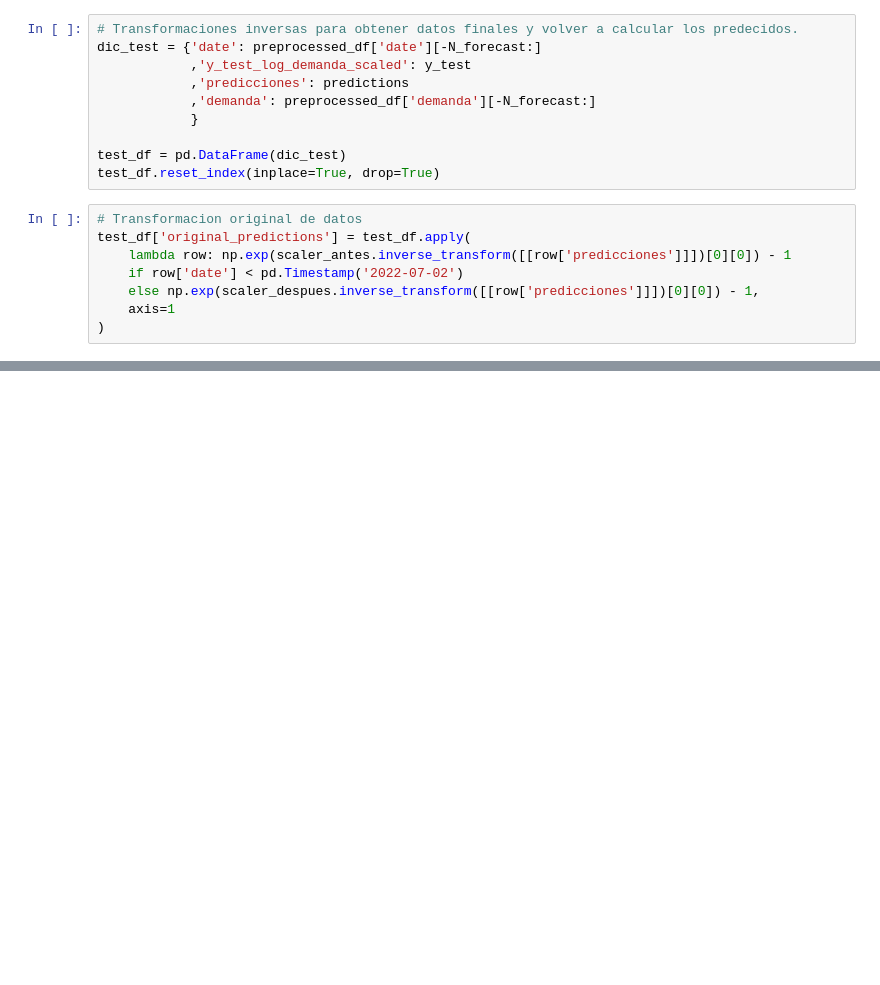
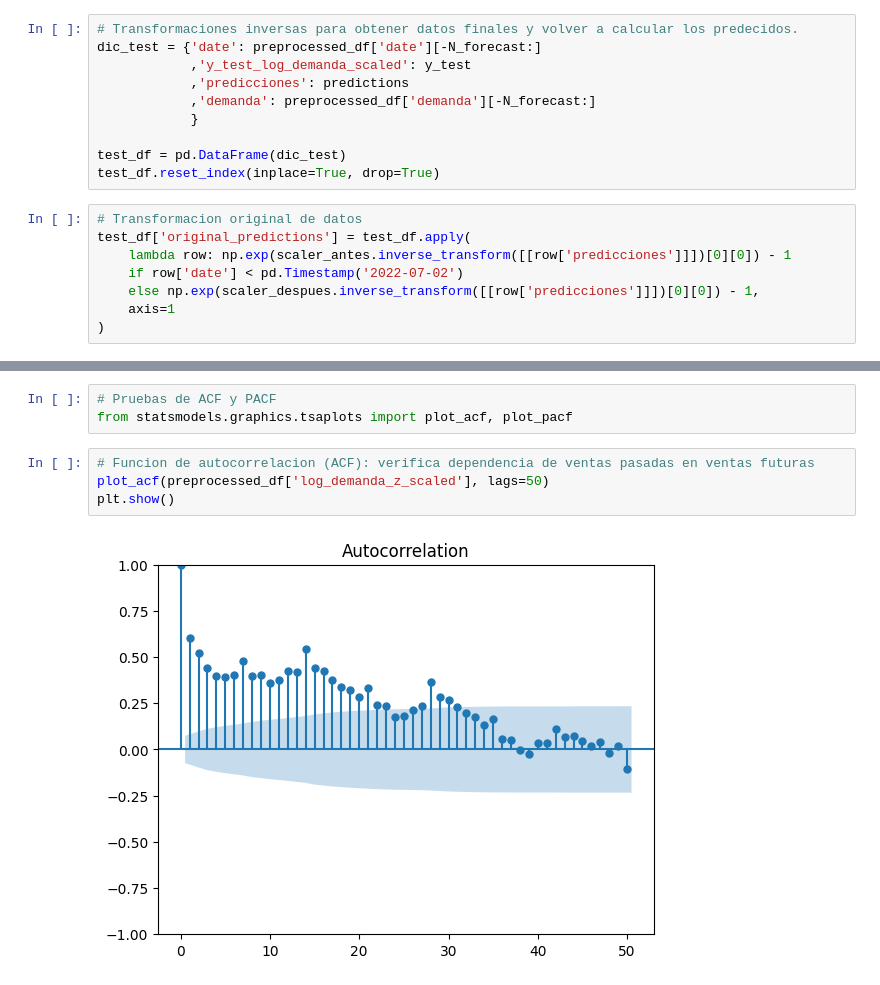
Before and after one commit to juanksRuiz/AI-DemandForecast, a Jupyter notebook: preprocessing_exog.ipynb, the cells around one changed output, grey strips where cells are left out. Drawn from its saved outputs; the diff is of its cells as text; blank space fills up the shorter version.

```diff
--- a/preprocessing_exog.ipynb
+++ b/preprocessing_exog.ipynb
@@ -341,0 +366,9 @@ plt.show()
+# %%
+# Pruebas de ACF y PACF
+from statsmodels.graphics.tsaplots import plot_acf, plot_pacf
+# %%
+# Funcion de autocorrelacion (ACF): verifica dependencia de ventas pasadas en ventas futuras
+plot_acf(preprocessed_df['log_demanda_z_scaled'], lags=50)
+plt.show()
+# %% [output]
+[figure, added]
```
Also changed, not shown: parts of 15 cells of this notebook, 1 other file.
